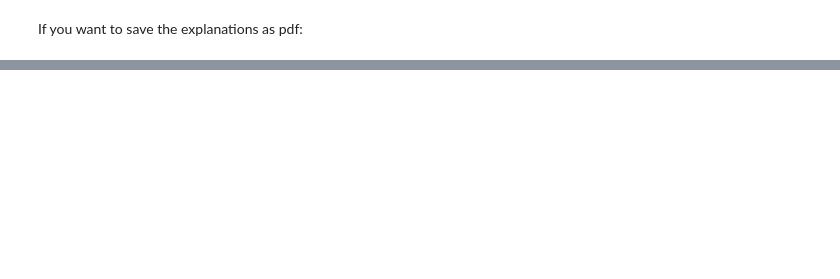
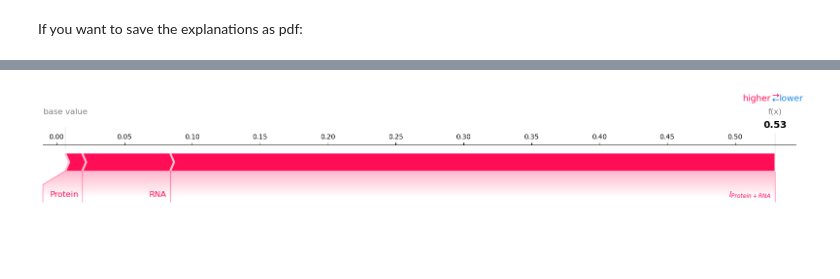
Before and after one commit to LauraWenderoth/InterSHAP, a Jupyter notebook: visualization/plot.ipynb, the cells around one changed output, grey strips where cells are left out. Saved outputs shown, nothing was run; the diff lists cells and outputs as text; code cells hidden in the pictures; blank space fills up the shorter version.

```diff
--- a/visualization/plot.ipynb
+++ b/visualization/plot.ipynb
@@ -58,0 +84,13 @@ plt.show()
+# %%
+exp = results['Mean Class 0']
+number = 0
+
+shap.force_plot(exp[number], show=False, matplotlib=True)
+plt.savefig(explaination_path/f'single_class_0_num_{number}_force_plot.pdf',bbox_inches='tight')
+plt.show()
+
+shap.plots.waterfall(exp[number],show=False)
+plt.savefig(explaination_path/f'single_class_0_num_{number}_waterfall_plot.pdf',bbox_inches='tight')
+plt.show()
+# %% [output]
+[figure, added]
```
Also changed, not shown: parts of 11 cells of this notebook, 15 other files.
